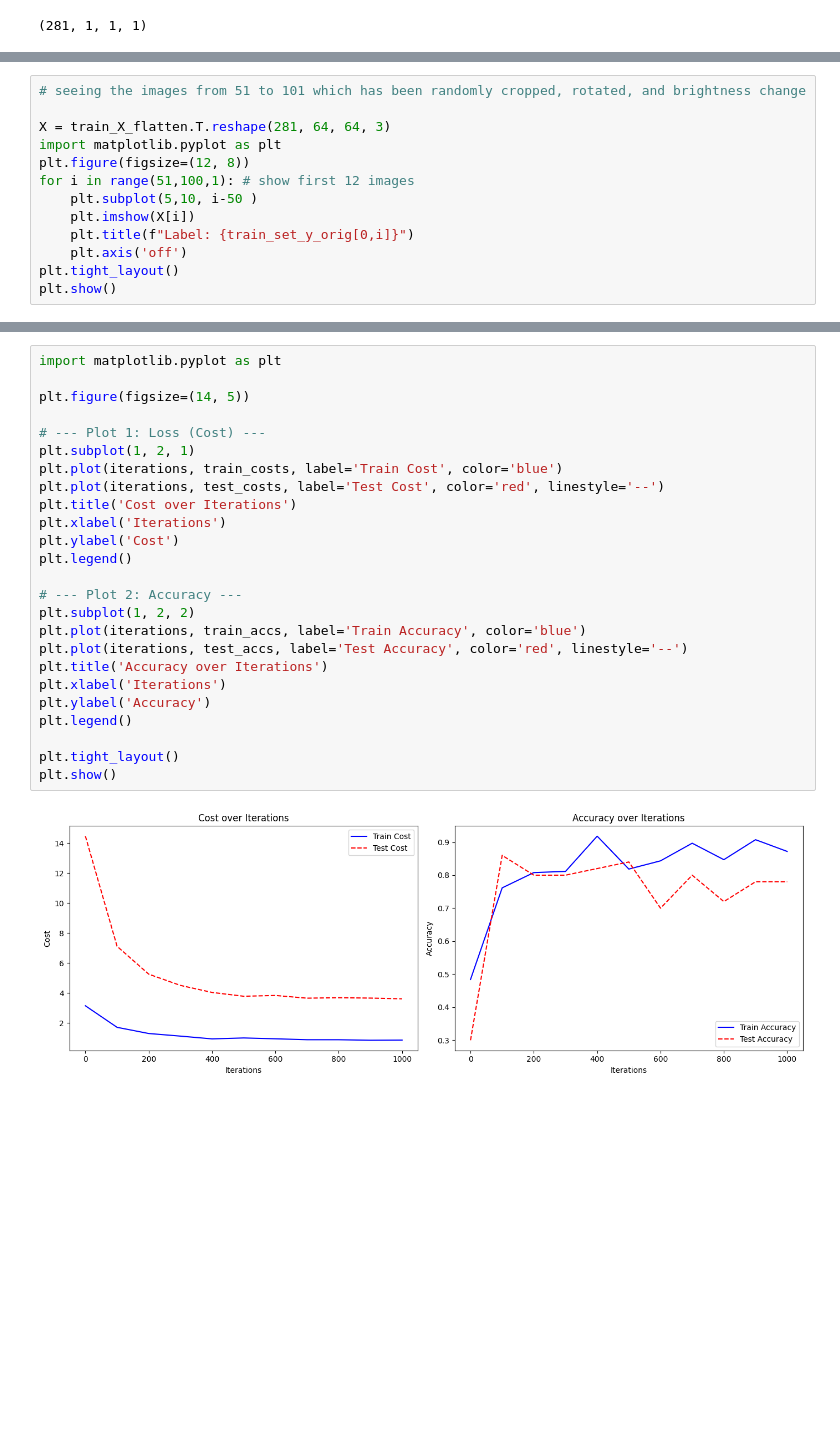
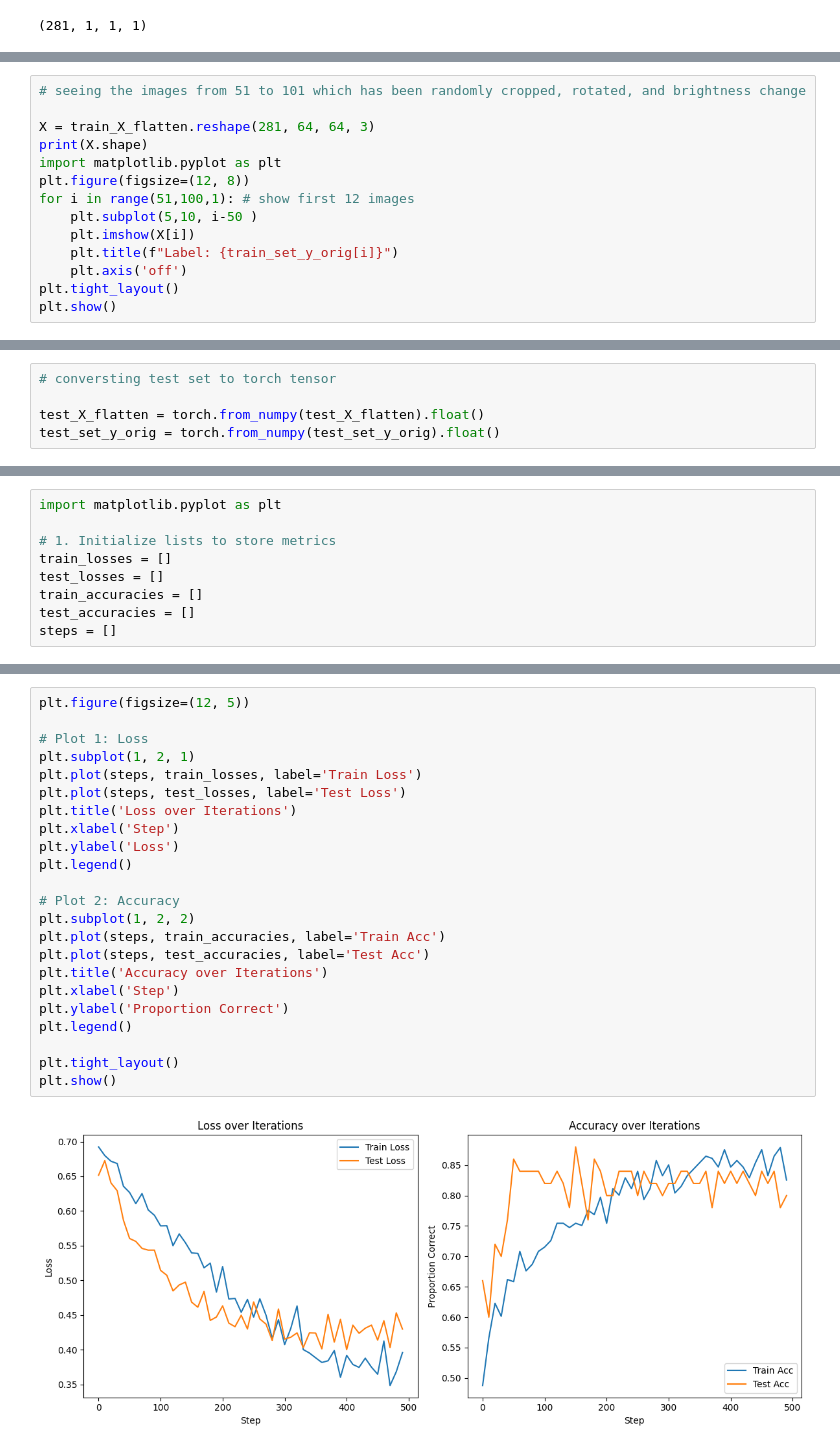
Before and after one commit to mehulpranay/ML_Framework, a Jupyter notebook: cat-classification-andrew-ng-course.ipynb, the cells around one changed output, grey strips where cells are left out. Cells and saved outputs as stored; diff of their text form; blank space fills up the shorter version.

```diff
--- a/cat-classification-andrew-ng-course.ipynb
+++ b/cat-classification-andrew-ng-course.ipynb
@@ -316,13 +318,14 @@ Test set y shape (1, 50)
 # %%
 # seeing the images from 51 to 101 which has been randomly cropped, rotated, and brightness change
 
-X = train_X_flatten.T.reshape(281, 64, 64, 3)
+X = train_X_flatten.reshape(281, 64, 64, 3)
+print(X.shape)
 import matplotlib.pyplot as plt
 plt.figure(figsize=(12, 8))
 for i in range(51,100,1): # show first 12 images
     plt.subplot(5,10, i-50 )
     plt.imshow(X[i])
-    plt.title(f"Label: {train_set_y_orig[0,i]}")
+    plt.title(f"Label: {train_set_y_orig[i]}")
     plt.axis('off')
 plt.tight_layout()
 plt.show()
@@ -581,0 +342,5 @@ indices
+# %%
+# conversting test set to torch tensor
+
+test_X_flatten = torch.from_numpy(test_X_flatten).float()
+test_set_y_orig = torch.from_numpy(test_set_y_orig).float()
@@ -581,0 +382,9 @@ indices
+# %%
+import matplotlib.pyplot as plt
+
+# 1. Initialize lists to store metrics
+train_losses = []
+test_losses = []
+train_accuracies = []
+test_accuracies = []
+steps = []
@@ -582,27 +464,25 @@ indices
 # %%
-import matplotlib.pyplot as plt
+plt.figure(figsize=(12, 5))
 
-plt.figure(figsize=(14, 5))
-
-# --- Plot 1: Loss (Cost) ---
+# Plot 1: Loss
 plt.subplot(1, 2, 1)
-plt.plot(iterations, train_costs, label='Train Cost', color='blue')
-plt.plot(iterations, test_costs, label='Test Cost', color='red', linestyle='--')
-plt.title('Cost over Iterations')
-plt.xlabel('Iterations')
-plt.ylabel('Cost')
+plt.plot(steps, train_losses, label='Train Loss')
+plt.plot(steps, test_losses, label='Test Loss')
+plt.title('Loss over Iterations')
+plt.xlabel('Step')
+plt.ylabel('Loss')
 plt.legend()
 
-# --- Plot 2: Accuracy ---
+# Plot 2: Accuracy
 plt.subplot(1, 2, 2)
-plt.plot(iterations, train_accs, label='Train Accuracy', color='blue')
-plt.plot(iterations, test_accs, label='Test Accuracy', color='red', linestyle='--')
+plt.plot(steps, train_accuracies, label='Train Acc')
+plt.plot(steps, test_accuracies, label='Test Acc')
 plt.title('Accuracy over Iterations')
-plt.xlabel('Iterations')
-plt.ylabel('Accuracy')
+plt.xlabel('Step')
+plt.ylabel('Proportion Correct')
 plt.legend()
 
 plt.tight_layout()
 plt.show()
 # %% [output]
-[figure, old version]
+[figure, new version]
```
Also changed, not shown: parts of 25 cells of this notebook.
